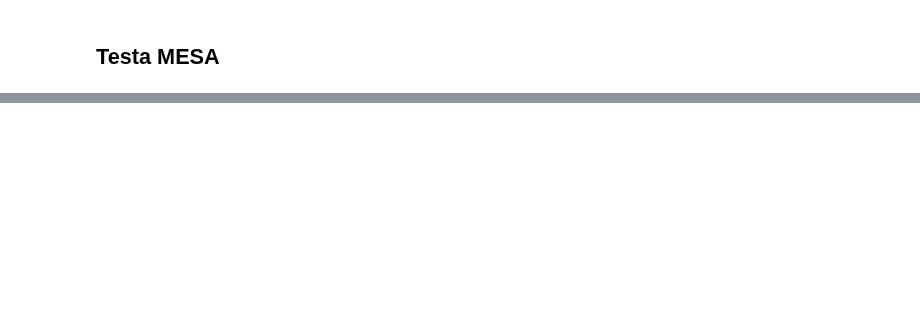
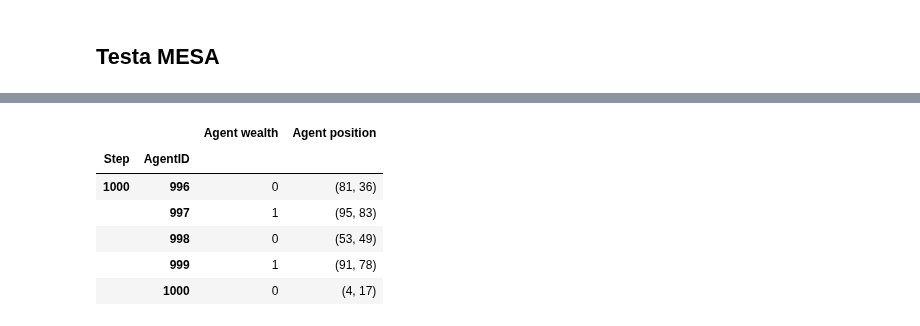
Before and after one commit to tovebrunell/ABM, a Jupyter notebook: Tove testar.ipynb, the cells around one changed output, grey strips where cells are left out. Drawn from its saved outputs; the diff is of its cells as text; code cells hidden in the pictures; blank space fills up the shorter version.

```diff
--- a/Tove testar.ipynb
+++ b/Tove testar.ipynb
@@ -32,0 +23,30 @@ ModuleNotFoundError: No module named 'mesa.time'
+# %%
+class MoneyModel(Model):
+    def __init__(self, N, width, height):
+        # run the __init__ method of the parent class
+        super().__init__()
+        # additional initialization for the derived class
+        self.num_agents = N
+        self.grid = MultiGrid(width, height, True)
+        self.datacollector = DataCollector(
+            model_reporters={
+                "Gini coefficient": compute_gini  # function defined below
+            },
+            agent_reporters={
+                "Agent wealth": "wealth",
+                "Agent position": "pos",
+            },  # agent attributes
+        )
+
+        # Create agents
+        for unique_id in range(self.num_agents):
+            agent = MoneyAgent(self)
+
+            # Add the agent to a random grid cell
+            x = self.random.randrange(self.grid.width)
+            y = self.random.randrange(self.grid.height)
+            self.grid.place_agent(agent, (x, y))
+
+    def step(self):
+        self.datacollector.collect(self)
+        self.agents.shuffle_do("step")
@@ -32,0 +98,10 @@ ModuleNotFoundError: No module named 'mesa.time'
+# %%
+agent_df.tail(5)
+# %% [output]
+|  |  | Agent wealth | Agent position |
+| Step | AgentID |  |  |
+| 1000 | 996 | 0 | (81, 36) |
+|  | 997 | 1 | (95, 83) |
+|  | 998 | 0 | (53, 49) |
+|  | 999 | 1 | (91, 78) |
+|  | 1000 | 0 | (4, 17) |
```
Also changed, not shown: parts of 11 cells of this notebook, 1 other file.
